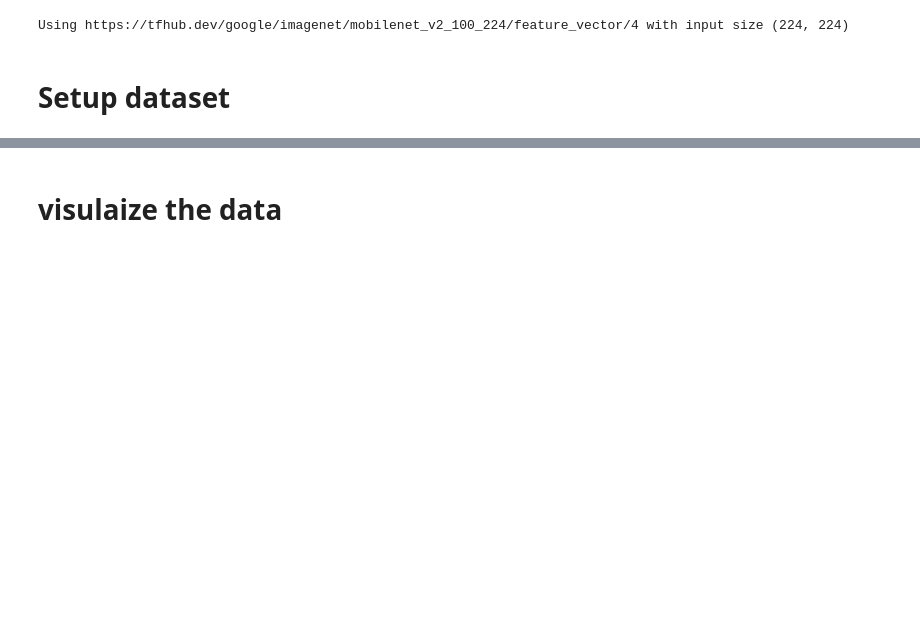
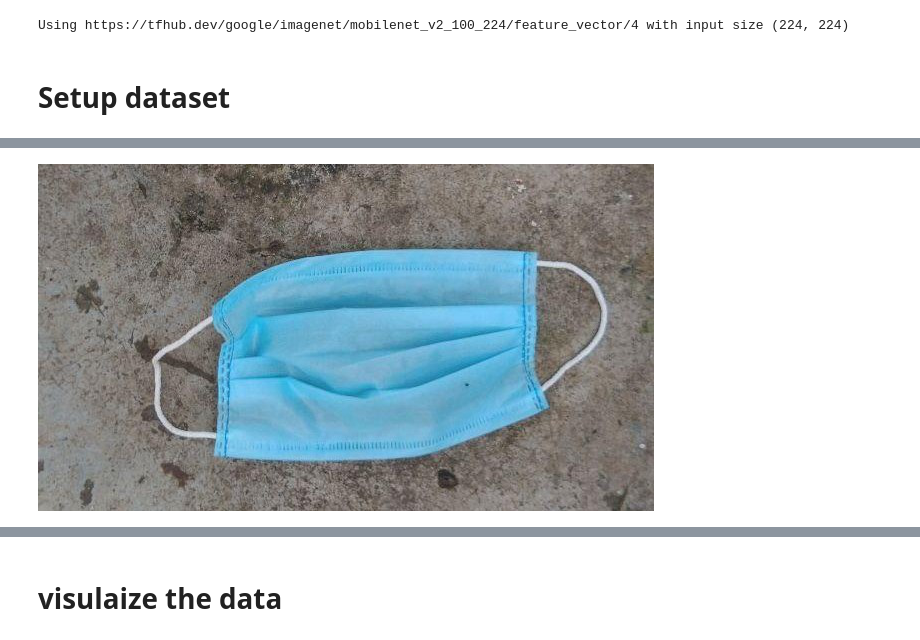
Before and after one commit to altanai/computervision, a Jupyter notebook: litter_detection_tensorflow/garbage_classififcation_ramudroid.ipynb, the cells around one changed output, grey strips where cells are left out. Cells and saved outputs as stored; diff of their text form; code cells hidden in the pictures; blank space fills up the shorter version.

```diff
--- a/litter_detection_tensorflow/garbage_classififcation_ramudroid.ipynb
+++ b/litter_detection_tensorflow/garbage_classififcation_ramudroid.ipynb
@@ -62,0 +67,5 @@ PIL.Image.open(str(wrapper[5]))
+# %%
+mask = list(data_dir2.glob('mask/*'))
+PIL.Image.open(str(mask[0]))
+# %% [output]
+[figure, added]
```
Also changed, not shown: parts of 23 cells of this notebook, 3 other files.
